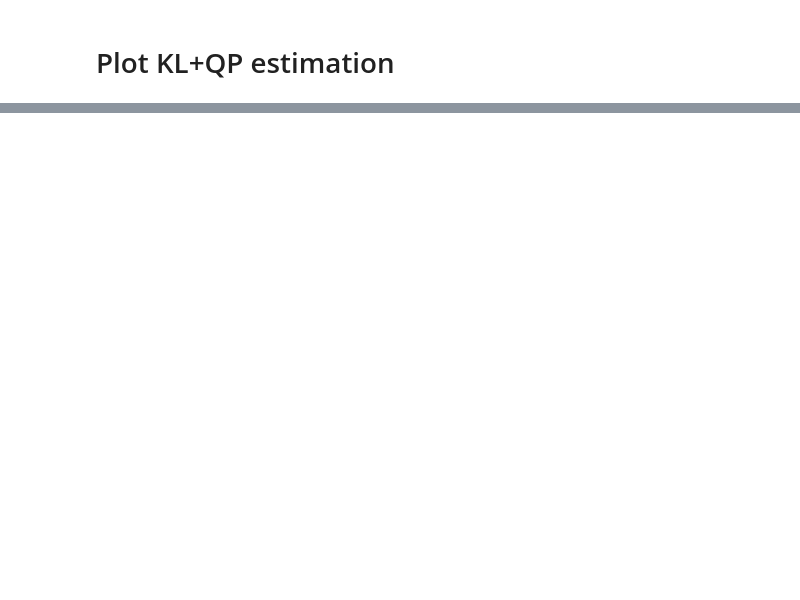
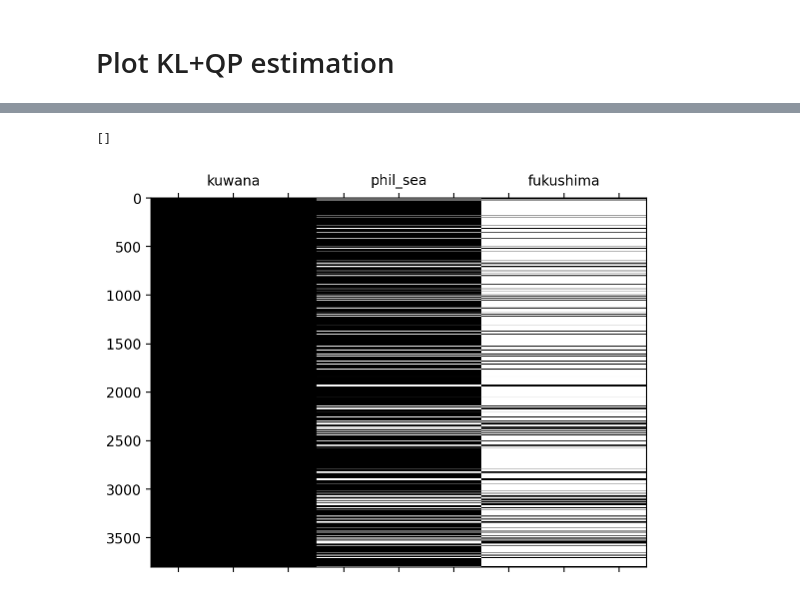
Before and after one commit to brendanjmeade/celeri, a Jupyter notebook: notebooks/celeri_japan_qp_cmi.ipynb, the cells around one changed output, grey strips where cells are left out. Cells and saved outputs as stored; diff of their text form; code cells hidden in the pictures; blank space fills up the shorter version.

```diff
--- a/notebooks/celeri_japan_qp_cmi.ipynb
+++ b/notebooks/celeri_japan_qp_cmi.ipynb
@@ -235,0 +354,11 @@ operators.rotation_to_tri_slip_rate[i].shape=(462, 63)
+# %%
+plt.figure()
+plt.spy(operators.rotation_to_tri_slip_rate[0][:, 39:48], aspect="auto")
+# plt.xticks(range(14))
+# plt.xticklabels()
+
+plt.xticks(range(9), ["", "kuwana", "", "", "phil_sea", "", "", "fukushima", ""])
+plt.plot()
+# %% [output]
+[]
+[figure, added]
```
Also changed, not shown: parts of 13 cells of this notebook.
